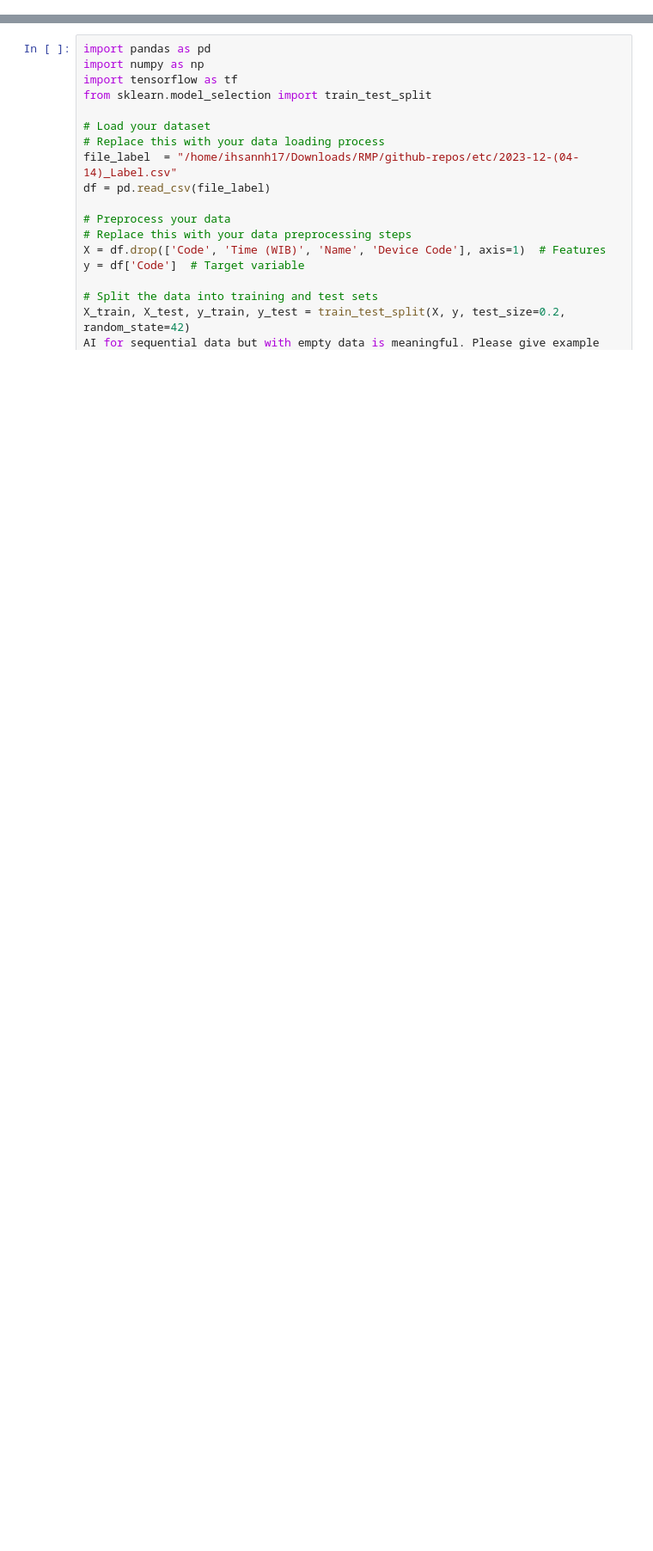
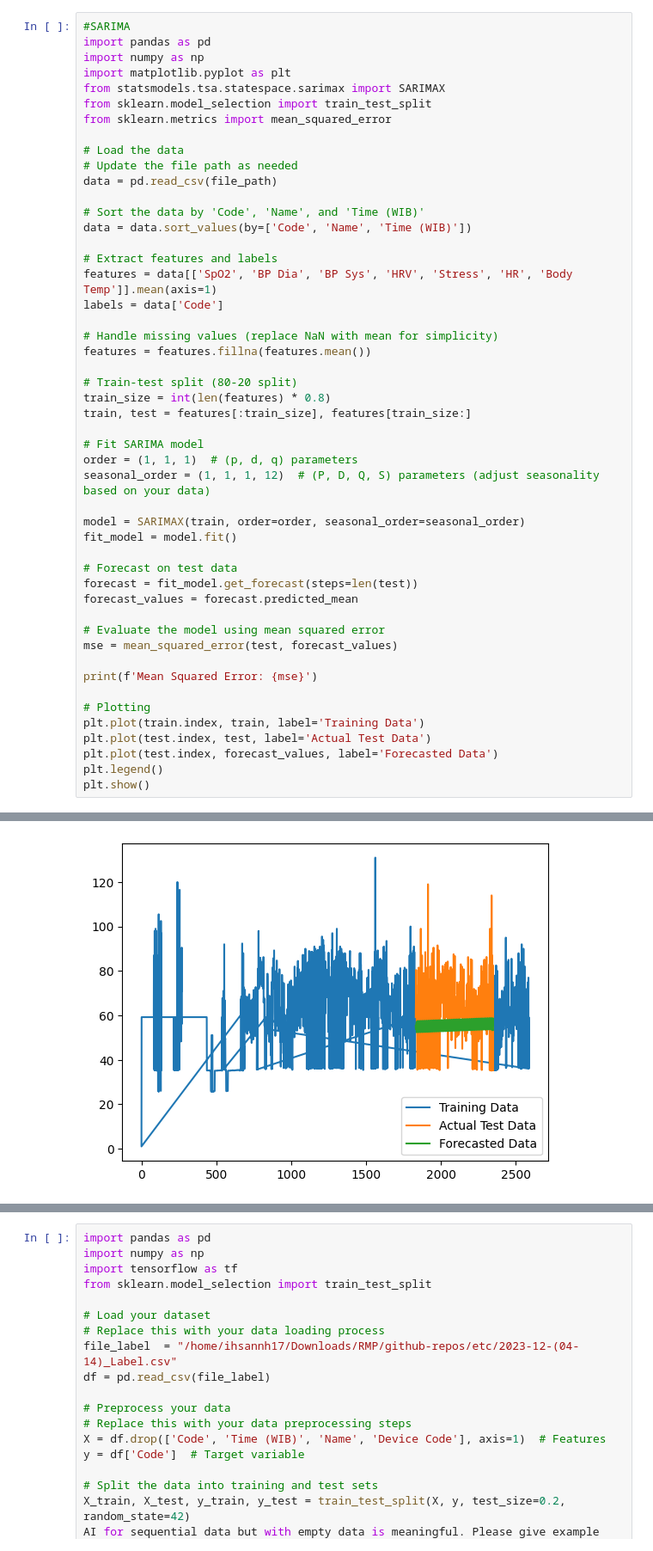
Before and after one commit to compensatorium-tlyh/training-ai, a Jupyter notebook: covwatch-ai.ipynb, the cells around one changed output, grey strips where cells are left out. Shown: that part at 86% size. Saved outputs shown, nothing was run; the diff lists cells and outputs as text; blank space fills up the shorter version.

```diff
--- a/covwatch-ai.ipynb
+++ b/covwatch-ai.ipynb
@@ -0,0 +136,50 @@
+# %%
+#SARIMA
+import pandas as pd
+import numpy as np
+import matplotlib.pyplot as plt
+from statsmodels.tsa.statespace.sarimax import SARIMAX
+from sklearn.model_selection import train_test_split
+from sklearn.metrics import mean_squared_error
+
+# Load the data
+# Update the file path as needed
+data = pd.read_csv(file_path)
+
+# Sort the data by 'Code', 'Name', and 'Time (WIB)'
+data = data.sort_values(by=['Code', 'Name', 'Time (WIB)'])
+
+# Extract features and labels
+features = data[['SpO2', 'BP Dia', 'BP Sys', 'HRV', 'Stress', 'HR', 'Body Temp']].mean(axis=1)
+labels = data['Code']
+
+# Handle missing values (replace NaN with mean for simplicity)
+features = features.fillna(features.mean())
+
+# Train-test split (80-20 split)
+train_size = int(len(features) * 0.8)
+train, test = features[:train_size], features[train_size:]
+
+# Fit SARIMA model
+order = (1, 1, 1)  # (p, d, q) parameters
+seasonal_order = (1, 1, 1, 12)  # (P, D, Q, S) parameters (adjust seasonality based on your data)
+
+model = SARIMAX(train, order=order, seasonal_order=seasonal_order)
+fit_model = model.fit()
+
+# Forecast on test data
+forecast = fit_model.get_forecast(steps=len(test))
+forecast_values = forecast.predicted_mean
+
+# Evaluate the model using mean squared error
+mse = mean_squared_error(test, forecast_values)
+
+print(f'Mean Squared Error: {mse}')
+
+# Plotting
+plt.plot(train.index, train, label='Training Data')
+plt.plot(test.index, test, label='Actual Test Data')
+plt.plot(test.index, forecast_values, label='Forecasted Data')
+plt.legend()
+plt.show()
+# %% [output]
@@ -0,0 +215 @@
+[figure, added]
```
Also changed, not shown: parts of 11 cells of this notebook.
